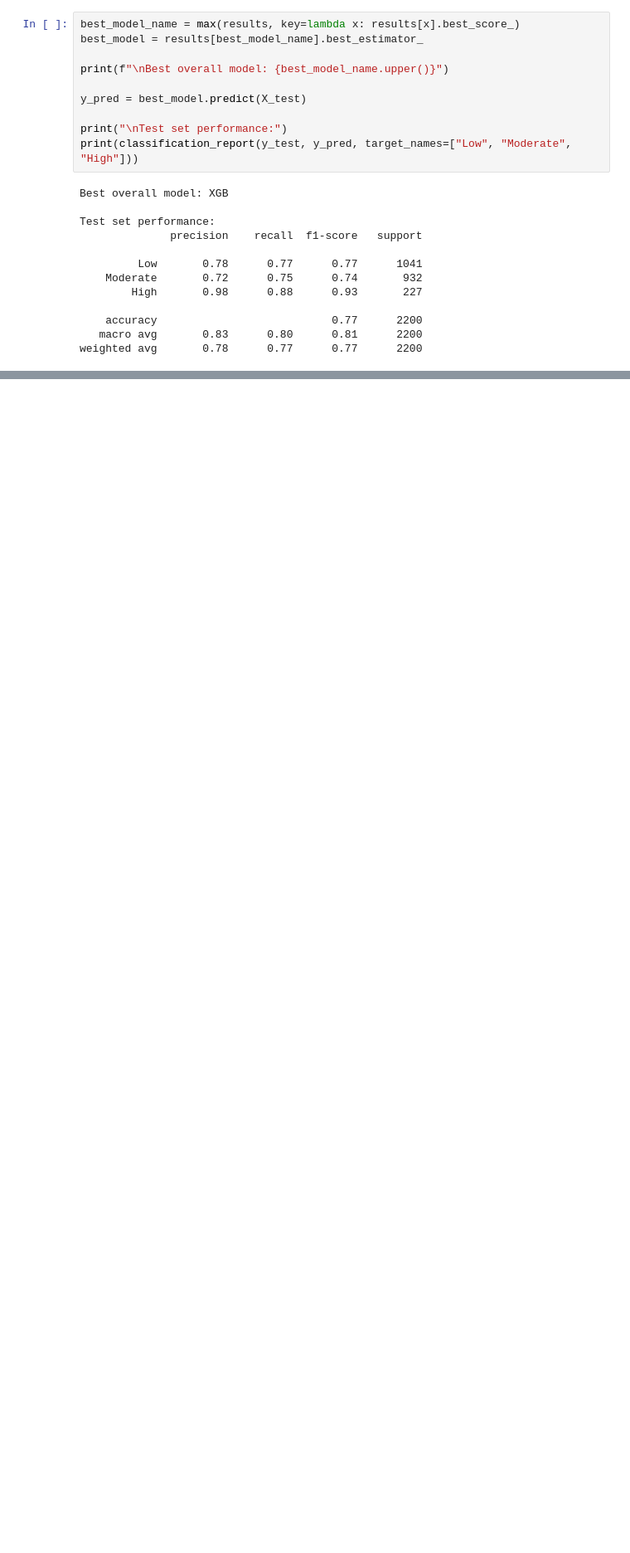
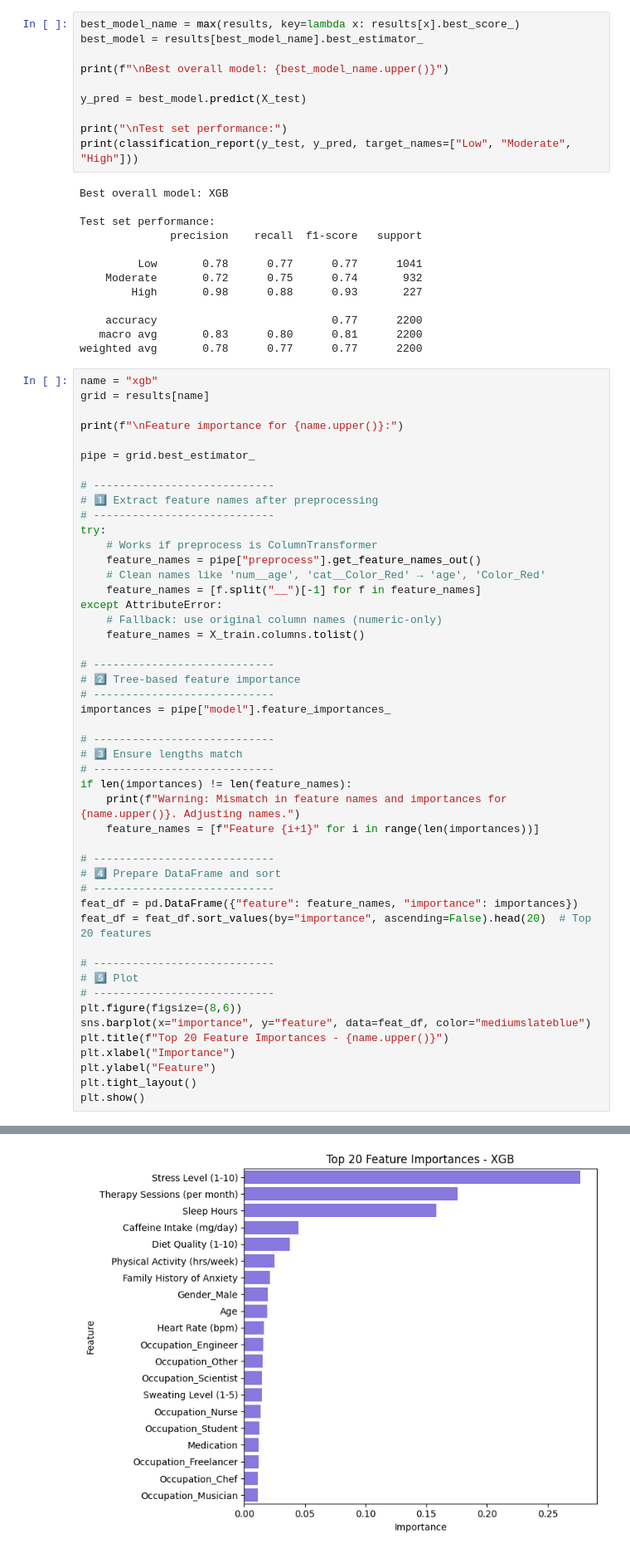
Before and after one commit to GEORGEMUTALE/DECLINE, a Jupyter notebook: model.ipynb, the cells around one changed output, grey strips where cells are left out. Shown at 83% size. Drawn from its saved outputs; the diff is of its cells as text; blank space fills up the shorter version.

```diff
--- a/model.ipynb
+++ b/model.ipynb
@@ -248,3 +273,52 @@ Test set performance:
     accuracy                           0.77      2200
    macro avg       0.83      0.80      0.81      2200
 weighted avg       0.78      0.77      0.77      2200
+# %%
+name = "xgb"
+grid = results[name]
+
+print(f"\nFeature importance for {name.upper()}:")
+
+pipe = grid.best_estimator_
+
+# ----------------------------
+# 1️⃣ Extract feature names after preprocessing
+# ----------------------------
+try:
+    # Works if preprocess is ColumnTransformer
+    feature_names = pipe["preprocess"].get_feature_names_out()
+    # Clean names like 'num__age', 'cat__Color_Red' → 'age', 'Color_Red'
+    feature_names = [f.split("__")[-1] for f in feature_names]
+except AttributeError:
+    # Fallback: use original column names (numeric-only)
+    feature_names = X_train.columns.tolist()
+
+# ----------------------------
+# 2️⃣ Tree-based feature importance
+# ----------------------------
+importances = pipe["model"].feature_importances_
+
+# ----------------------------
+# 3️⃣ Ensure lengths match
+# ----------------------------
+if len(importances) != len(feature_names):
+    print(f"Warning: Mismatch in feature names and importances for {name.upper()}. Adjusting names.")
+    feature_names = [f"Feature {i+1}" for i in range(len(importances))]
+
+# ----------------------------
+# 4️⃣ Prepare DataFrame and sort
+# ----------------------------
+feat_df = pd.DataFrame({"feature": feature_names, "importance": importances})
+feat_df = feat_df.sort_values(by="importance", ascending=False).head(20)  # Top 20 features
+
+# ----------------------------
+# 5️⃣ Plot
+# ----------------------------
+plt.figure(figsize=(8,6))
+sns.barplot(x="importance", y="feature", data=feat_df, color="mediumslateblue")
+plt.title(f"Top 20 Feature Importances - {name.upper()}")
+plt.xlabel("Importance")
+plt.ylabel("Feature")
+plt.tight_layout()
+plt.show()
+# %% [output]
@@ -250,0 +326 @@ weighted avg       0.78      0.77      0.77      2200
+[figure, added]
```
Also changed, not shown: parts of 8 cells of this notebook.
